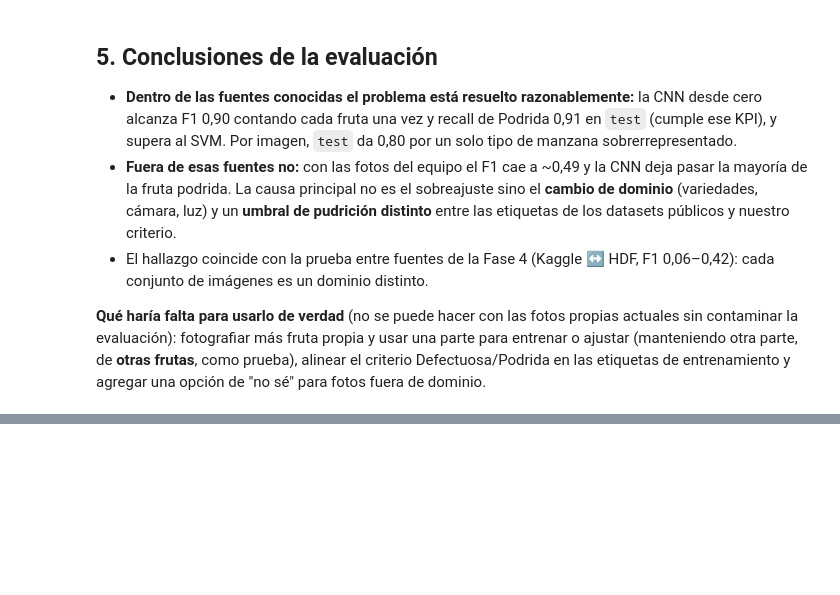
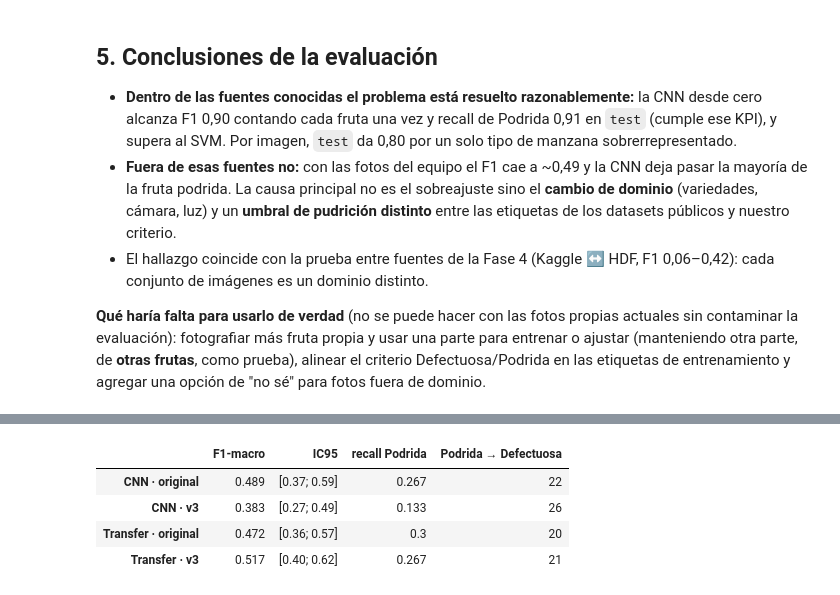
Before and after one commit to sjrengifo/fruit-quality-classification, a Jupyter notebook: notebooks/05_evaluation.ipynb, the cells around one changed output, grey strips where cells are left out. Drawn from its saved outputs; the diff is of its cells as text; code cells hidden in the pictures; blank space fills up the shorter version.

```diff
--- a/notebooks/05_evaluation.ipynb
+++ b/notebooks/05_evaluation.ipynb
@@ -319,0 +335,13 @@ en las etiquetas de entrenamiento y agregar una opción de "no sé" para fotos f
+# %%
+ITER = {"cnn_estable_1": "CNN · original", "v3_0": "CNN · v3",
+        "tl_busqueda_4": "Transfer · original", "v3_1": "Transfer · v3"}
+pd.DataFrame({ITER[m]: {"F1-macro": e["f1_macro"], "IC95": "[{:.2f}; {:.2f}]".format(*e["ic95"]["f1_macro"]),
+                        "recall Podrida": e["por_clase"]["Podrida"]["recall"],
+                        "Podrida → Defectuosa": e["matriz_confusion"][2][1]}
+              for m in ITER for e in [load_eval(m, "externa")]}).T
+# %% [output]
+|  | F1-macro | IC95 | recall Podrida | Podrida → Defectuosa |
+| CNN · original | 0.489 | [0.37; 0.59] | 0.267 | 22 |
+| CNN · v3 | 0.383 | [0.27; 0.49] | 0.133 | 26 |
+| Transfer · original | 0.472 | [0.36; 0.57] | 0.3 | 20 |
+| Transfer · v3 | 0.517 | [0.40; 0.62] | 0.267 | 21 |
```
Also changed, not shown: parts of 7 cells of this notebook, 16 other files.
